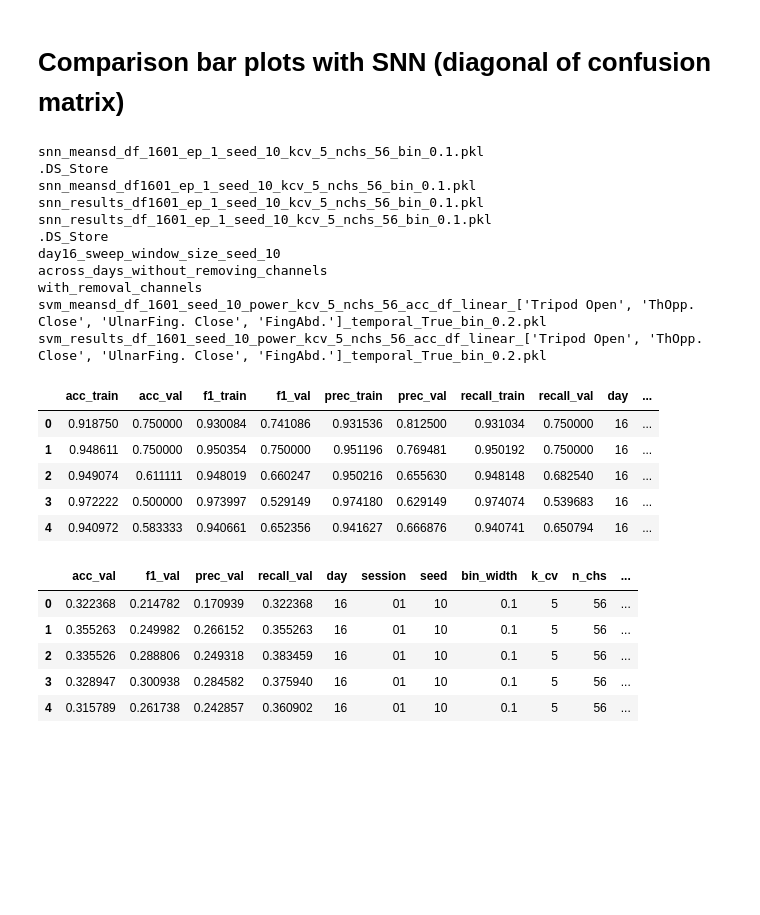
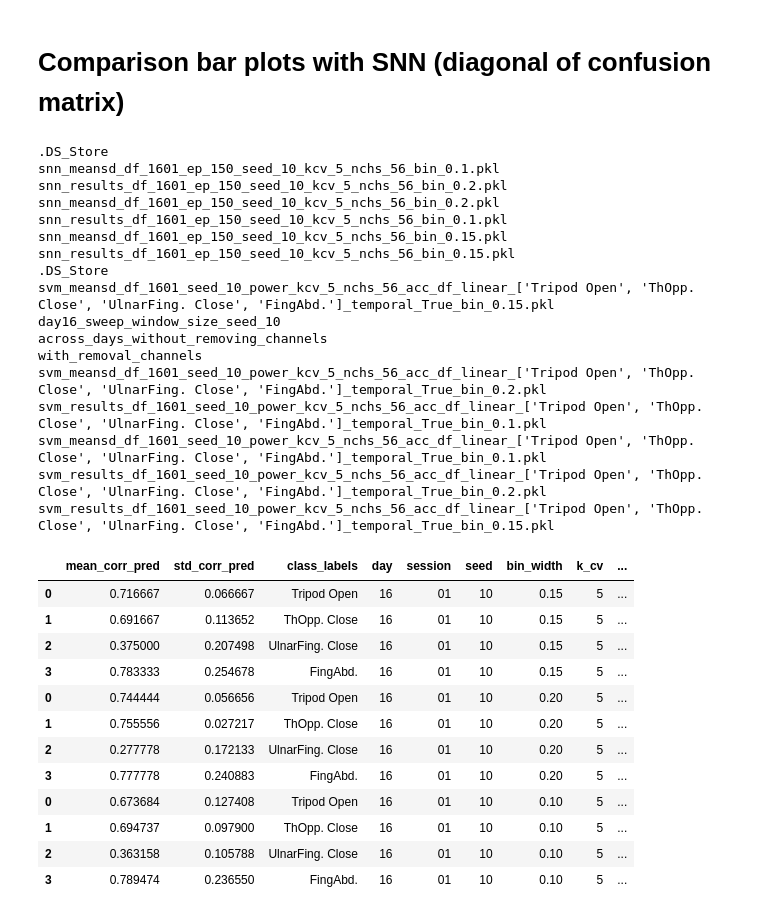
Before and after one commit to FarahBaracat/gest_classification_eng, a Jupyter notebook: notebooks/2.compile_results.ipynb, the cells around one changed output. Cells and saved outputs as stored; diff of their text form; code cells hidden in the pictures; blank space fills up the shorter version.

```diff
--- a/notebooks/2.compile_results.ipynb
+++ b/notebooks/2.compile_results.ipynb
@@ -510,35 +511,39 @@ plot_window_size_sweep(compiled_df_win, save_fig=True, std_as_shaded_region=Fals
 # Comparison bar plots with SNN (diagonal of confusion matrix)
 # %%
 # load snn results
-compiled_snn_df = load_results_to_df(data_directory='data/snn_clf_results', clf_type='snn', data_type='meansd_df')
+mean_sd_gesture_snn_df = load_results_to_df(data_directory='data/snn_clf_results', clf_type='snn', data_type='meansd_df')
 
 # load svm results
-compiled_svm_df = load_results_to_df(data_directory='data/clf_results', clf_type='svm',data_type='meansd_df')
-compiled_svm_df
+mean_sd_gesture_svm_df = load_results_to_df(data_directory='data/clf_results', clf_type='svm',data_type='meansd_df')
+mean_sd_gesture_svm_df
 # %% [output]
-snn_meansd_df_1601_ep_1_seed_10_kcv_5_nchs_56_bin_0.1.pkl
 .DS_Store
-snn_meansd_df1601_ep_1_seed_10_kcv_5_nchs_56_bin_0.1.pkl
-snn_results_df1601_ep_1_seed_10_kcv_5_nchs_56_bin_0.1.pkl
-snn_results_df_1601_ep_1_seed_10_kcv_5_nchs_56_bin_0.1.pkl
+snn_meansd_df_1601_ep_150_seed_10_kcv_5_nchs_56_bin_0.1.pkl
+snn_results_df_1601_ep_150_seed_10_kcv_5_nchs_56_bin_0.2.pkl
+snn_meansd_df_1601_ep_150_seed_10_kcv_5_nchs_56_bin_0.2.pkl
+snn_results_df_1601_ep_150_seed_10_kcv_5_nchs_56_bin_0.1.pkl
+snn_meansd_df_1601_ep_150_seed_10_kcv_5_nchs_56_bin_0.15.pkl
+snn_results_df_1601_ep_150_seed_10_kcv_5_nchs_56_bin_0.15.pkl
 .DS_Store
+svm_meansd_df_1601_seed_10_power_kcv_5_nchs_56_acc_df_linear_['Tripod Open', 'ThOpp. Close', 'UlnarFing. Close', 'FingAbd.']_temporal_True_bin_0.15.pkl
 day16_sweep_window_size_seed_10
 across_days_without_removing_channels
 with_removal_channels
 svm_meansd_df_1601_seed_10_power_kcv_5_nchs_56_acc_df_linear_['Tripod Open', 'ThOpp. Close', 'UlnarFing. Close', 'FingAbd.']_temporal_True_bin_0.2.pkl
+svm_results_df_1601_seed_10_power_kcv_5_nchs_56_acc_df_linear_['Tripod Open', 'ThOpp. Close', 'UlnarFing. Close', 'FingAbd.']_temporal_True_bin_0.1.pkl
+svm_meansd_df_1601_seed_10_power_kcv_5_nchs_56_acc_df_linear_['Tripod Open', 'ThOpp. Close', 'UlnarFing. Close', 'FingAbd.']_temporal_True_bin_0.1.pkl
 svm_results_df_1601_seed_10_power_kcv_5_nchs_56_acc_df_linear_['Tripod Open', 'ThOpp. Close', 'UlnarFing. Close', 'FingAbd.']_temporal_True_bin_0.2.pkl
+svm_results_df_1601_seed_10_power_kcv_5_nchs_56_acc_df_linear_['Tripod Open', 'ThOpp. Close', 'UlnarFing. Close', 'FingAbd.']_temporal_True_bin_0.15.pkl
-|  | acc_train | acc_val | f1_train | f1_val | prec_train | prec_val | recall_train | recall_val | day | ... |
-| 0 | 0.918750 | 0.750000 | 0.930084 | 0.741086 | 0.931536 | 0.812500 | 0.931034 | 0.750000 | 16 | ... |
-| 1 | 0.948611 | 0.750000 | 0.950354 | 0.750000 | 0.951196 | 0.769481 | 0.950192 | 0.750000 | 16 | ... |
-| 2 | 0.949074 | 0.611111 | 0.948019 | 0.660247 | 0.950216 | 0.655630 | 0.948148 | 0.682540 | 16 | ... |
-| 3 | 0.972222 | 0.500000 | 0.973997 | 0.529149 | 0.974180 | 0.629149 | 0.974074 | 0.539683 | 16 | ... |
-| 4 | 0.940972 | 0.583333 | 0.940661 | 0.652356 | 0.941627 | 0.666876 | 0.940741 | 0.650794 | 16 | ... |
+|  | mean_corr_pred | std_corr_pred | class_labels | day | session | seed | bin_width | k_cv | ... |
+| 0 | 0.716667 | 0.066667 | Tripod Open | 16 | 01 | 10 | 0.15 | 5 | ... |
+| 1 | 0.691667 | 0.113652 | ThOpp. Close | 16 | 01 | 10 | 0.15 | 5 | ... |
+| 2 | 0.375000 | 0.207498 | UlnarFing. Close | 16 | 01 | 10 | 0.15 | 5 | ... |
+| 3 | 0.783333 | 0.254678 | FingAbd. | 16 | 01 | 10 | 0.15 | 5 | ... |
+| 0 | 0.744444 | 0.056656 | Tripod Open | 16 | 01 | 10 | 0.20 | 5 | ... |
+| 1 | 0.755556 | 0.027217 | ThOpp. Close | 16 | 01 | 10 | 0.20 | 5 | ... |
+| 2 | 0.277778 | 0.172133 | UlnarFing. Close | 16 | 01 | 10 | 0.20 | 5 | ... |
+| 3 | 0.777778 | 0.240883 | FingAbd. | 16 | 01 | 10 | 0.20 | 5 | ... |
+| 0 | 0.673684 | 0.127408 | Tripod Open | 16 | 01 | 10 | 0.10 | 5 | ... |
+| 1 | 0.694737 | 0.097900 | ThOpp. Close | 16 | 01 | 10 | 0.10 | 5 | ... |
+| 2 | 0.363158 | 0.105788 | UlnarFing. Close | 16 | 01 | 10 | 0.10 | 5 | ... |
+| 3 | 0.789474 | 0.236550 | FingAbd. | 16 | 01 | 10 | 0.10 | 5 | ... |
-# %%
-compiled_snn_df
-# %% [output]
-|  | acc_val | f1_val | prec_val | recall_val | day | session | seed | bin_width | k_cv | n_chs | ... |
-| 0 | 0.322368 | 0.214782 | 0.170939 | 0.322368 | 16 | 01 | 10 | 0.1 | 5 | 56 | ... |
-| 1 | 0.355263 | 0.249982 | 0.266152 | 0.355263 | 16 | 01 | 10 | 0.1 | 5 | 56 | ... |
-| 2 | 0.335526 | 0.288806 | 0.249318 | 0.383459 | 16 | 01 | 10 | 0.1 | 5 | 56 | ... |
-| 3 | 0.328947 | 0.300938 | 0.284582 | 0.375940 | 16 | 01 | 10 | 0.1 | 5 | 56 | ... |
-| 4 | 0.315789 | 0.261738 | 0.242857 | 0.360902 | 16 | 01 | 10 | 0.1 | 5 | 56 | ... |
```
Also changed, not shown: parts of 6 cells of this notebook, 3 other files.
